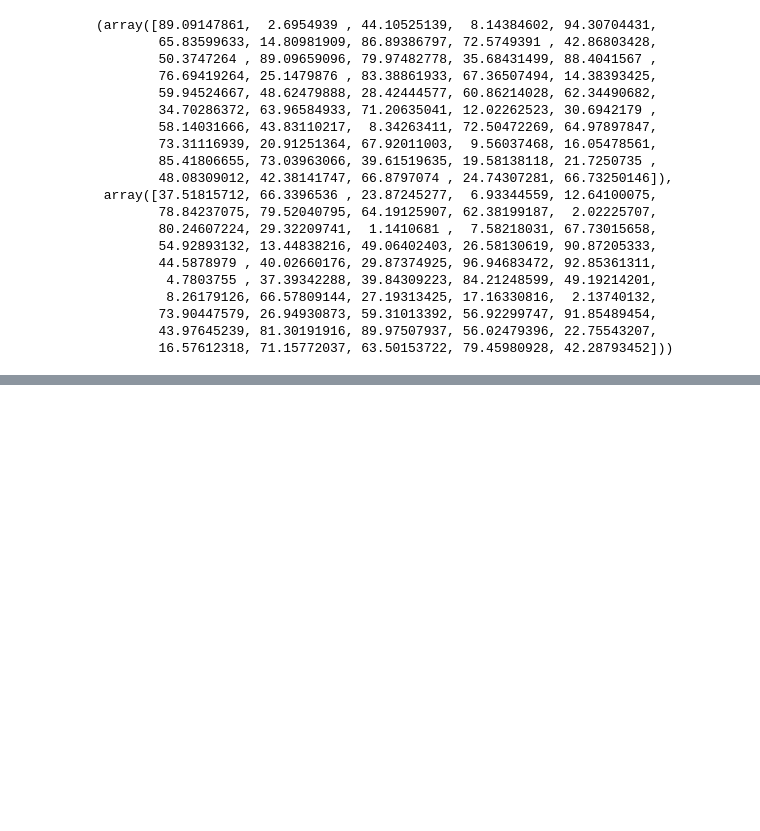
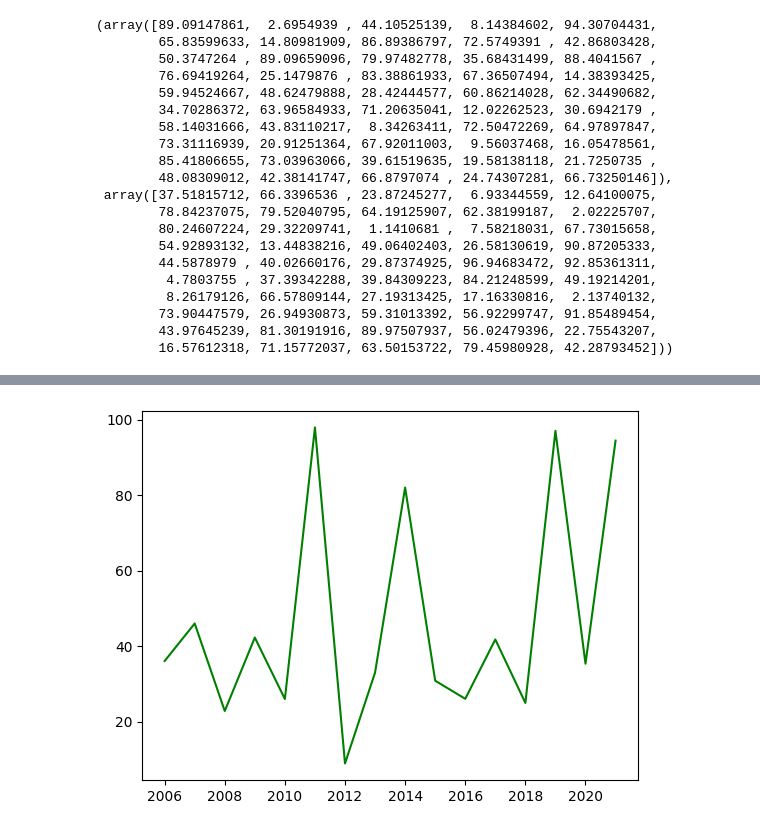
Before and after one commit to ShriVarshaan/pytorch-learning-log, a Jupyter notebook: matplotlib_basics.ipynb, the cells around one changed output, grey strips where cells are left out. Saved outputs shown, nothing was run; the diff lists cells and outputs as text; code cells hidden in the pictures; blank space fills up the shorter version.

```diff
--- a/matplotlib_basics.ipynb
+++ b/matplotlib_basics.ipynb
@@ -45,3 +46,8 @@ X_data, y_data
         73.90447579, 26.94930873, 59.31013392, 56.92299747, 91.85489454,
         43.97645239, 81.30191916, 89.97507937, 56.02479396, 22.75543207,
         16.57612318, 71.15772037, 63.50153722, 79.45980928, 42.28793452]))
+# %%
+years = []
+for i in range(16):
+  years.append(2006 + i)
+years
@@ -47,0 +71,5 @@ X_data, y_data
+# %%
+plt.plot(years, y_data[:16], c="g")
+plt.show()
+# %% [output]
+[figure, added]
```
Also changed, not shown: parts of 2 cells of this notebook.
